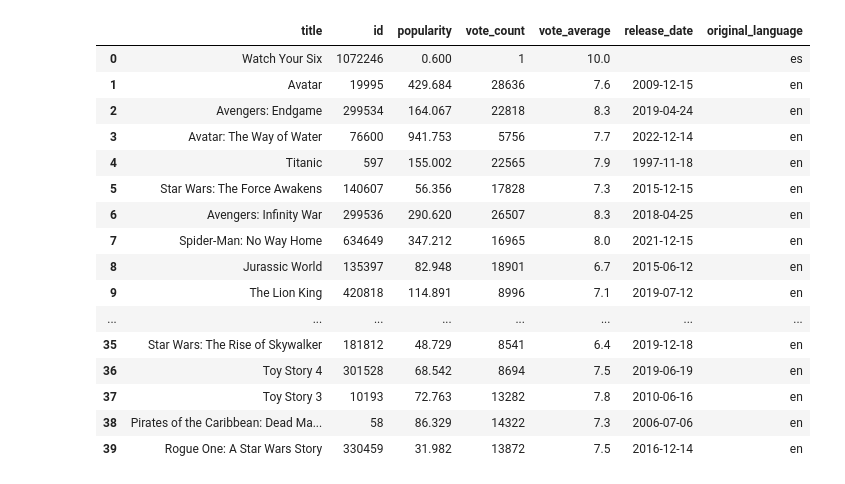
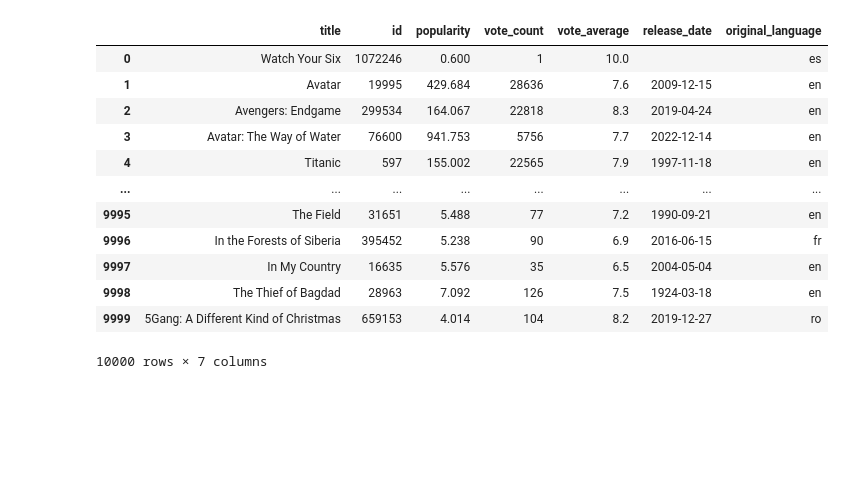
Before and after one commit to jewjux/sc1015-dsai, a Jupyter notebook: data_extraction.ipynb, the cells around one changed output. Cells and saved outputs as stored; diff of their text form; code cells hidden in the pictures; blank space fills up the shorter version.

Commit message:
data_extraction 2

```diff
--- a/data_extraction.ipynb
+++ b/data_extraction.ipynb
@@ -11,41 +11,41 @@ from tqdm import tqdm
 # %%
 API_KEY = '96c7131158ec2d199c338e83be8f0fd5'
 
 # Create empty DF to store the movie data
 movie = pd.DataFrame()
 
 resp = r.get("https://api.themoviedb.org/3/discover/movie?" \
                  f"api_key={API_KEY}&language=en-US&sort_by=revenue.desc&" \
                  "include_video=false&page=1")
 # Find number of pages in the API call
 total_pages = resp.json()['total_pages']
 
 # Relevant movie columns
 cols = ['title', 'id', 'popularity', 'vote_count', 'vote_average','release_date', 'original_language']
-
 # No. of pages to collect responses from
-for i in tqdm(range(1, 3)):
+for i in tqdm(range(1, 600)):
         resp = r.get(f"https://api.themoviedb.org/3/discover/movie?api_key={API_KEY}&language=en-US&sort_by=revenue.desc&include_video=false&page={i}")
 
         # Select the relevant columns
-        data = pd.DataFrame(resp.json()['results'],columns=cols)
+        try:
+                data = pd.DataFrame(resp.json()['results'],columns=cols)
+        except: continue
+
         movie = movie.append(data)
 movie = movie.reset_index(drop=True)
+
+movie
 # %% [output]
 |  | title | id | popularity | vote_count | vote_average | release_date | original_language |
 | 0 | Watch Your Six | 1072246 | 0.600 | 1 | 10.0 |  | es |
 | 1 | Avatar | 19995 | 429.684 | 28636 | 7.6 | 2009-12-15 | en |
 | 2 | Avengers: Endgame | 299534 | 164.067 | 22818 | 8.3 | 2019-04-24 | en |
 | 3 | Avatar: The Way of Water | 76600 | 941.753 | 5756 | 7.7 | 2022-12-14 | en |
 | 4 | Titanic | 597 | 155.002 | 22565 | 7.9 | 1997-11-18 | en |
-| 5 | Star Wars: The Force Awakens | 140607 | 56.356 | 17828 | 7.3 | 2015-12-15 | en |
-| 6 | Avengers: Infinity War | 299536 | 290.620 | 26507 | 8.3 | 2018-04-25 | en |
-| 7 | Spider-Man: No Way Home | 634649 | 347.212 | 16965 | 8.0 | 2021-12-15 | en |
-| 8 | Jurassic World | 135397 | 82.948 | 18901 | 6.7 | 2015-06-12 | en |
-| 9 | The Lion King | 420818 | 114.891 | 8996 | 7.1 | 2019-07-12 | en |
 | ... | ... | ... | ... | ... | ... | ... | ... |
-| 35 | Star Wars: The Rise of Skywalker | 181812 | 48.729 | 8541 | 6.4 | 2019-12-18 | en |
-| 36 | Toy Story 4 | 301528 | 68.542 | 8694 | 7.5 | 2019-06-19 | en |
-| 37 | Toy Story 3 | 10193 | 72.763 | 13282 | 7.8 | 2010-06-16 | en |
-| 38 | Pirates of the Caribbean: Dead Ma... | 58 | 86.329 | 14322 | 7.3 | 2006-07-06 | en |
-| 39 | Rogue One: A Star Wars Story | 330459 | 31.982 | 13872 | 7.5 | 2016-12-14 | en |
+| 9995 | The Field | 31651 | 5.488 | 77 | 7.2 | 1990-09-21 | en |
+| 9996 | In the Forests of Siberia | 395452 | 5.238 | 90 | 6.9 | 2016-06-15 | fr |
+| 9997 | In My Country | 16635 | 5.576 | 35 | 6.5 | 2004-05-04 | en |
+| 9998 | The Thief of Bagdad | 28963 | 7.092 | 126 | 7.5 | 1924-03-18 | en |
+| 9999 | 5Gang: A Different Kind of Christmas | 659153 | 4.014 | 104 | 8.2 | 2019-12-27 | ro |
+10000 rows × 7 columns
```
Also changed, not shown: parts of 1 cell of this notebook.
